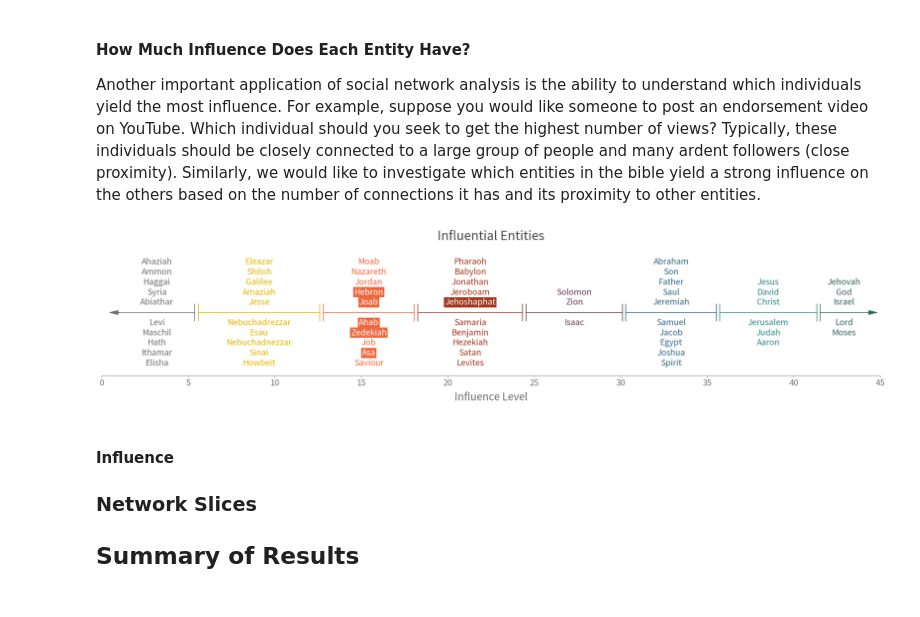
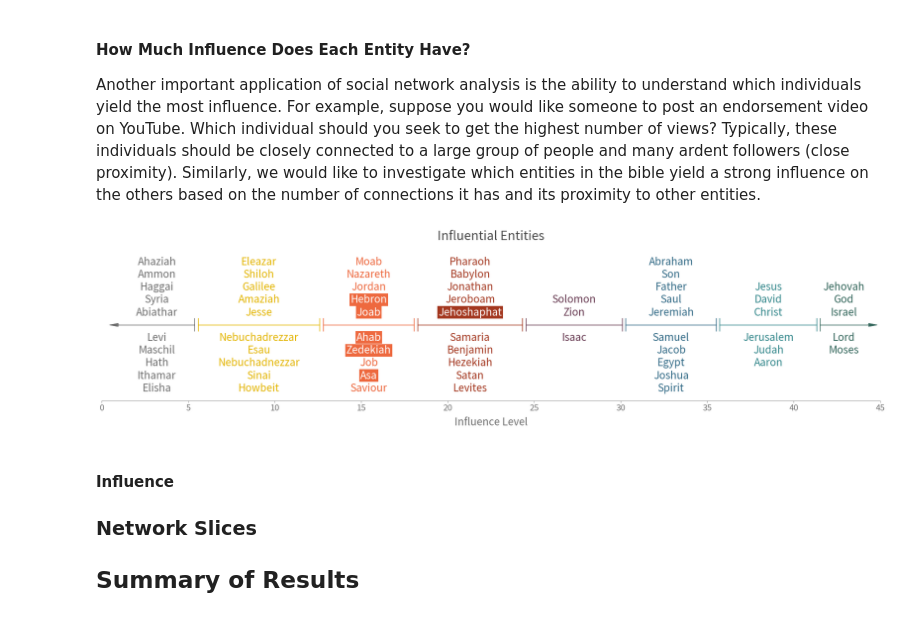
Before and after one commit to lemuelkumarga/bible-network, a Jupyter notebook: main.ipynb, the cells around one changed output. Saved outputs shown, nothing was run; the diff lists cells and outputs as text; code cells hidden in the pictures.

Commit message:
Change Size of Entity Chart

```diff
--- a/main.ipynb
+++ b/main.ipynb
@@ -952,7 +952,7 @@ def get_cluster_color(group):
         return color_pal[group-1]
 
 # Plot
-plt.figure(figsize=(30,5))
+plt.figure(figsize=(30,6))
 
 ax = plt.subplot(111)
 
@@ -962,7 +962,7 @@ ax.spines['right'].set_visible(False)
 ax.spines['top'].set_visible(False)
 ax.spines['left'].set_visible(False)
 plt.yticks([])
-plt.ylim([-0.75, 0.75])
+plt.ylim([-1.2, 1.2])
 plt.xlim([0, 45])
 plt.xlabel("Influence Level")
 
@@ -985,36 +985,36 @@ for c_i in np.unique(cluster_ind):
 
     if (c_i == max(cluster_ind)):
         max_x = max(cluster_values)
         plt.arrow(max_x,0,0.05,0,
                   head_width=0.05, head_length=0.5,
                   edgecolor=get_cluster_color(c_i),
                   facecolor=get_cluster_color(c_i))
     else:
         max_x = max(cluster_values) + (min(v for _,v in clusters[c_i+1])-max(cluster_values))/2. - 0.1
         plt.plot([max_x, max_x],[-0.1,0.1], color=get_cluster_color(c_i))
     plt.plot([min_x, max_x],[0,0],color=get_cluster_color(c_i))
 
     # Plot Text
     cluster_texts = [k for k,_ in clusters[c_i]][:10]
     cutoff = math.ceil(len(cluster_texts)/2)
     for i in range(len(cluster_texts)):
         if cluster_texts[i] in entities_to_highlight:
             bg_color = get_cluster_color(c_i)
             fg_color = _d.bg_color
         else:
             bg_color = _d.bg_color
             fg_color = get_cluster_color(c_i)
         plt.text((min_x + max_x)/2.,
-                 (cutoff - i - (1 if i >= cutoff else 0))*0.12,
+                 (cutoff - i - (1 if i >= cutoff else 0))*0.2,
                  cluster_texts[i],
-                 size = 20,
+                 size = 25,
                  ha='center',va='center',
                  bbox={'facecolor': bg_color,'edgecolor':'none','pad': 2},
                  color=fg_color)
 
 plt.show()
 # %% [output]
-[figure, old version]
+[figure, new version]
 # %%
 # comp = nx.algorithms.community.asyn_lpa_communities(G.subgraph(n for n, _ in sorted_vertices[:2000]), weight="weight")
 #for d in comp:
```
Also changed, not shown: parts of 2 cells of this notebook, 1 other file.
